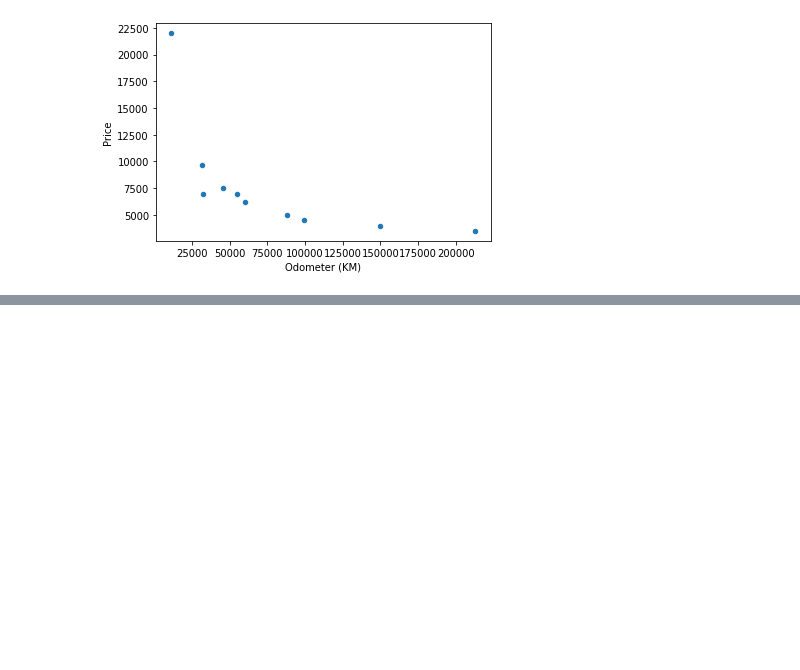
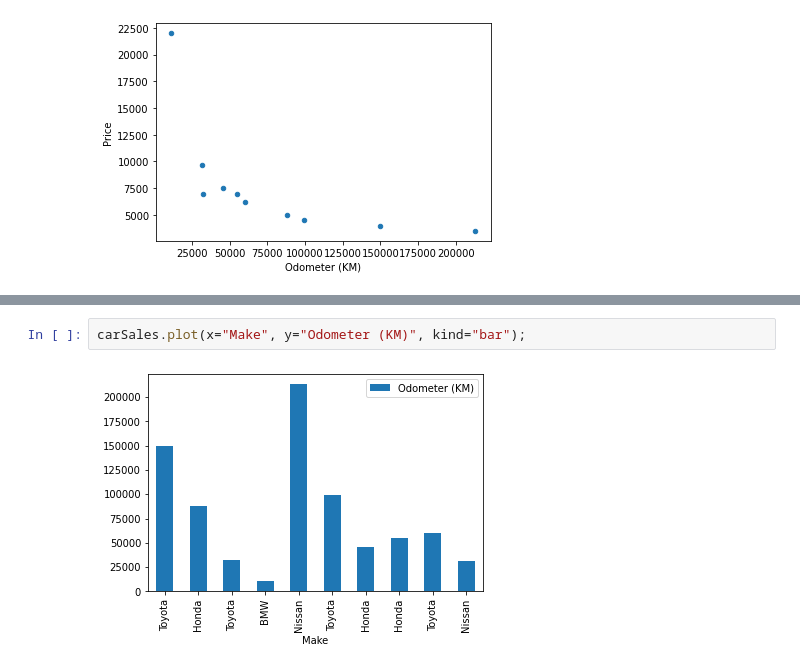
Before and after one commit to akshatz/dataScienceTutorial, a Jupyter notebook: introductionToMatplotlib.ipynb, the cells around one changed output, grey strips where cells are left out. Drawn from its saved outputs; the diff is of its cells as text; blank space fills up the shorter version.

```diff
--- a/introductionToMatplotlib.ipynb
+++ b/introductionToMatplotlib.ipynb
@@ -269,0 +311,4 @@ carSales.plot(x="Odometer (KM)", y="Price", kind="scatter");
+# %%
+carSales.plot(x="Make", y="Odometer (KM)", kind="bar");
+# %% [output]
+[figure, added]
```
Also changed, not shown: parts of 11 cells of this notebook.
